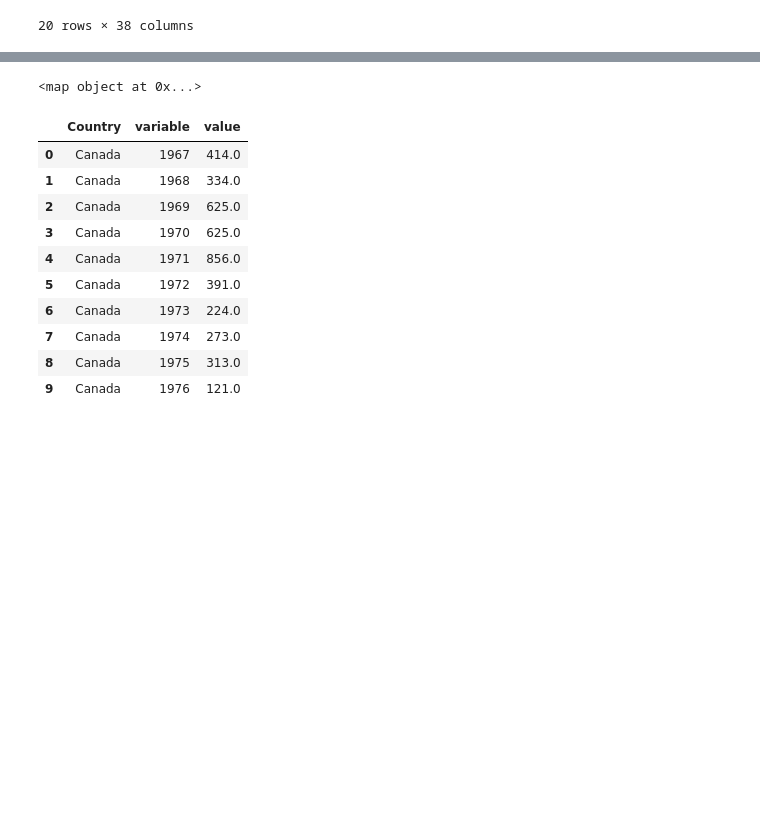
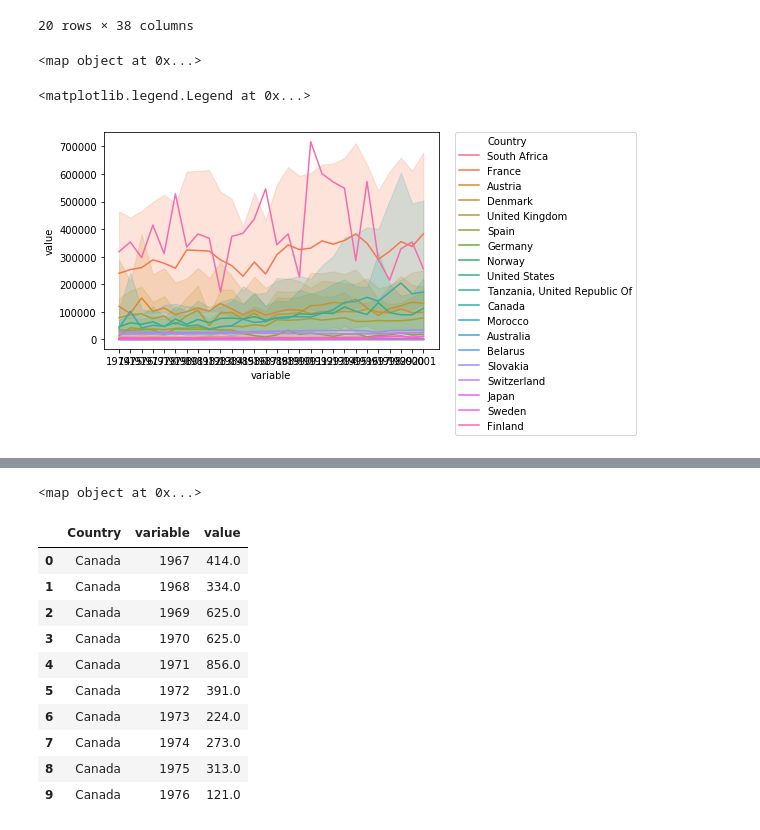
Before and after one commit to Sam-Marshall/ecosystems_energy, a Jupyter notebook: BaseCode/Biodiversityanalysis.ipynb, the cells around one changed output, grey strips where cells are left out. Saved outputs shown, nothing was run; the diff lists cells and outputs as text; code cells hidden in the pictures; blank space fills up the shorter version.

```diff
--- a/BaseCode/Biodiversityanalysis.ipynb
+++ b/BaseCode/Biodiversityanalysis.ipynb
@@ -96,3 +96,20 @@ bio4.head(20)
 | 487 | 1244 | fuligula | Tufted duck | France | Europe | 51.79000 | 2.76167 | Freshwater | Population estimate | 392511.0 | ... |
 | 490 | 1269 | clangula | Common goldeneye | Denmark | Europe | 56.00000 | 18.00000 | Freshwater | Population estimate | 56765.0 | ... |
 20 rows × 38 columns
+# %%
+#melt data
+c = np.arange(1974,2002,1)
+c = c.tolist()
+c = map(str,c)
+print(c)
+
+bio4melt = pd.melt(bio4, id_vars='Country', value_vars=c)
+bio4melt.head(10)
+
+sns.lineplot(x='variable', y='value', data=bio4melt, hue='Country')
+plt.legend(bbox_to_anchor=(1.05, 1), loc=2, borderaxespad=0.)
+#would be easier to compare with a percentage instead
+# %% [output]
+<map object at 0x...>
+<matplotlib.legend.Legend at 0x...>
+[figure, added]
```
Also changed, not shown: parts of 7 cells of this notebook.
